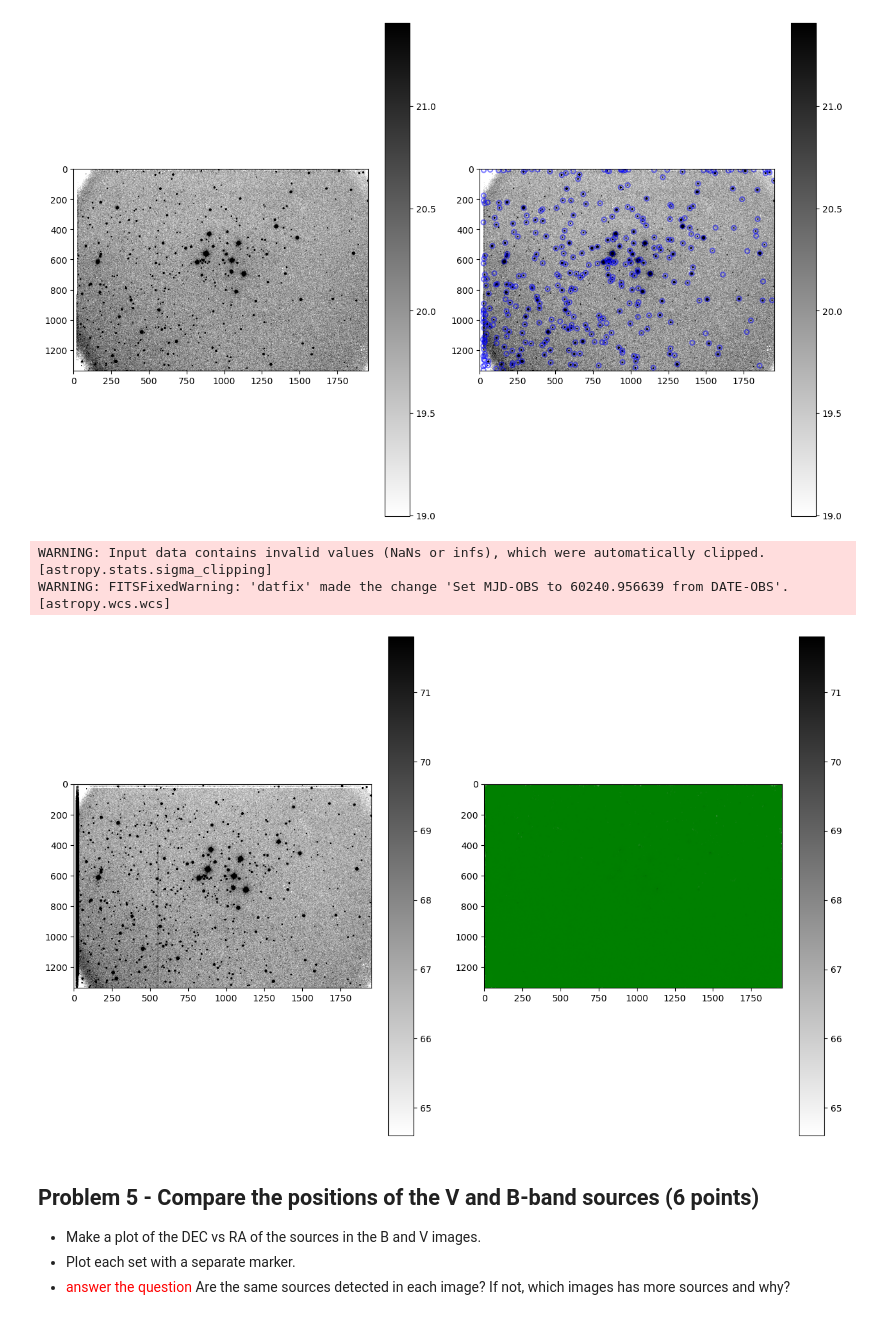
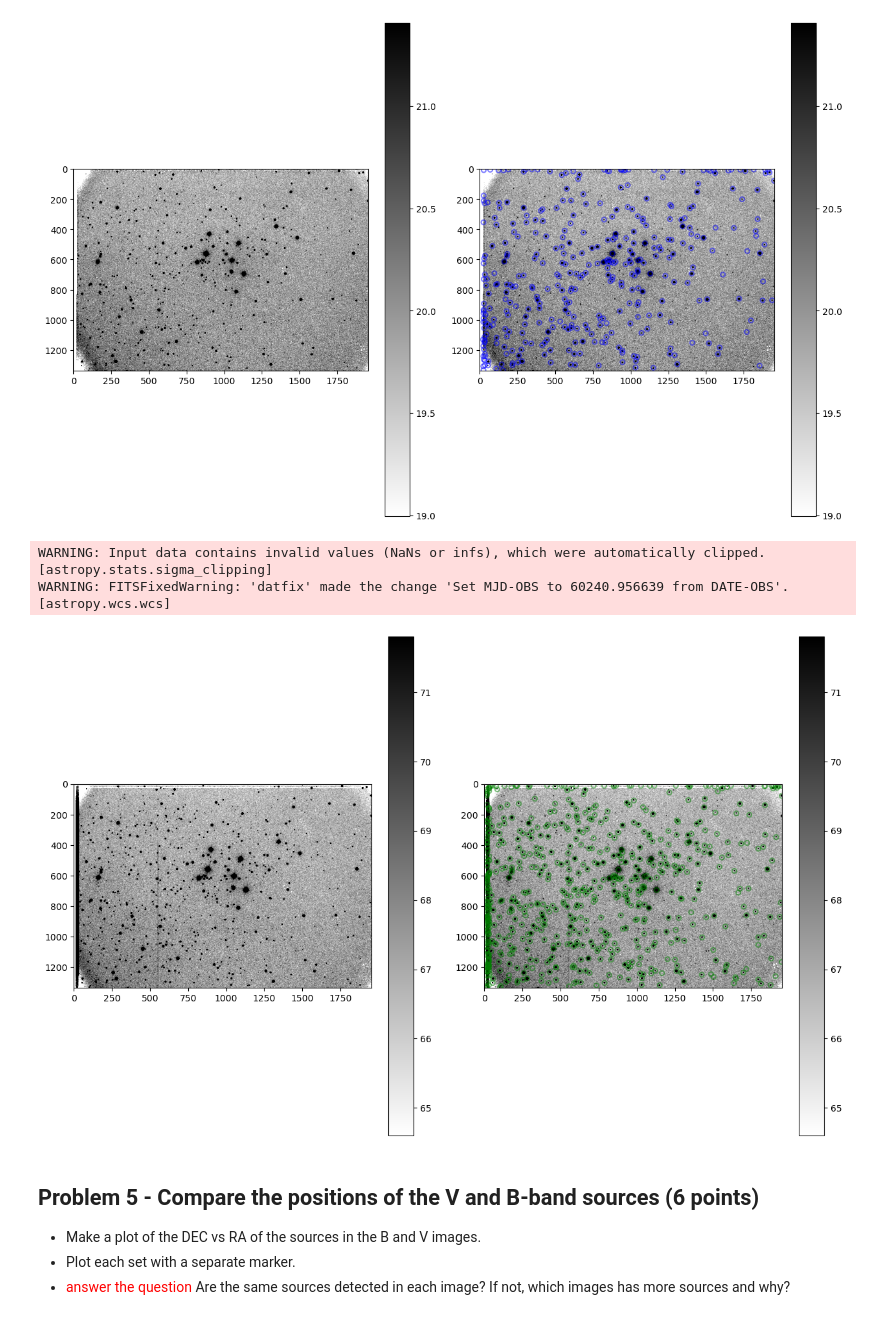
Before and after one commit to DayneLocke/Reductionproject_student, a Jupyter notebook: cluster_photometry_student.ipynb, the cells around one changed output. Drawn from its saved outputs; the diff is of its cells as text; code cells hidden in the pictures.

```diff
--- a/cluster_photometry_student.ipynb
+++ b/cluster_photometry_student.ipynb
@@ -417,40 +417,40 @@ WARNING: FITSFixedWarning: 'datfix' made the change 'Set MJD-OBS to 60240.957758
 data_v, header_v = fits.getdata('M29V.fits',header=True) #gets our combined data for v band
 
 mean_v, median_v, std_v = sigma_clipped_stats(data_v, sigma=3.0) #statistics for the data
 
-daofind = DAOStarFinder(fwhm=4, threshold=5.*std_b) #uses the fwhm found using imexam
+daofind = DAOStarFinder(fwhm=4.000, threshold=5.*std_v) #uses the fwhm found using imexam
 
 # detect sources, using the image - median, which subtracts the sky level from image,
 # assuming a sky that is constant across the iamge
 sources_v = daofind(data_v - median_v)
 
 # convert pixel locations of images to ra and dec using the image header
 wcs_v = WCS(header_v)
 ra_v,dec_v = wcs_v.wcs_pix2world(sources_v['xcentroid'],sources_v['ycentroid'],0)
 
 # plot images and the sources.  using the subplot command we can plot figures side by side
-#plots B-band image
+#plots V-band image
 plt.figure(figsize=(15,10))
 #select the left plot
 plt.subplot(1,2,1)
 imdisplay(data_v)
 
-#plot B-band image with the positions of the sources overlaid
+#plot V-band image with the positions of the sources overlaid
 #select the right plot
 plt.subplot(1,2,2)
 
 #Create a list of positions of all the stars, as determined by the DAOStarFinder above.
 #The transpose command puts the images into the correct format
-positions = np.transpose((sources_v['xcentroid'], sources_v['ycentroid']))
+positionsv = np.transpose((sources_v['xcentroid'], sources_v['ycentroid']))
 #creates a set of circular apertues with r=15 pixels
-apertures = CircularAperture(positions, r=15.)
+aperturesv = CircularAperture(positionsv, r=15.)
 imdisplay(data_v)
 #plot the apertures.  the ';' at the end suppresses some messy output
-apertures.plot(color='green', lw=1.5, alpha=0.5);
+aperturesv.plot(color='green', lw=1.5, alpha=0.5);
 # %% [output]
 WARNING: Input data contains invalid values (NaNs or infs), which were automatically clipped. [astropy.stats.sigma_clipping]
 WARNING: FITSFixedWarning: 'datfix' made the change 'Set MJD-OBS to 60240.956639 from DATE-OBS'. [astropy.wcs.wcs]
-[figure, old version]
+[figure, new version]
 # %% [markdown]
 ## Problem 5 - Compare the positions of the V and B-band sources (6 points)
 
```
Also changed, not shown: parts of 5 cells of this notebook.
